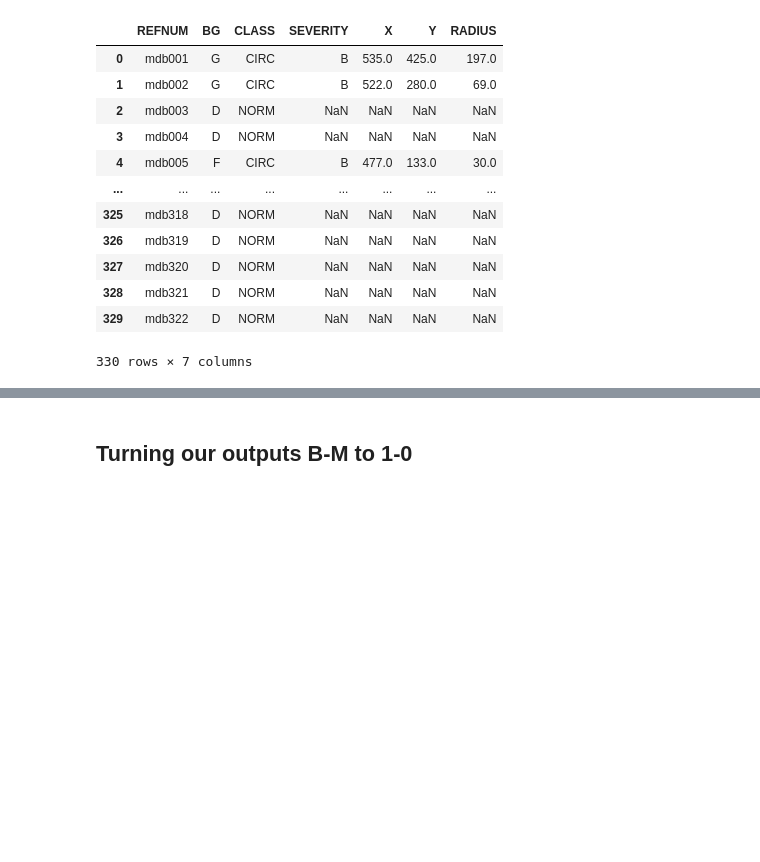
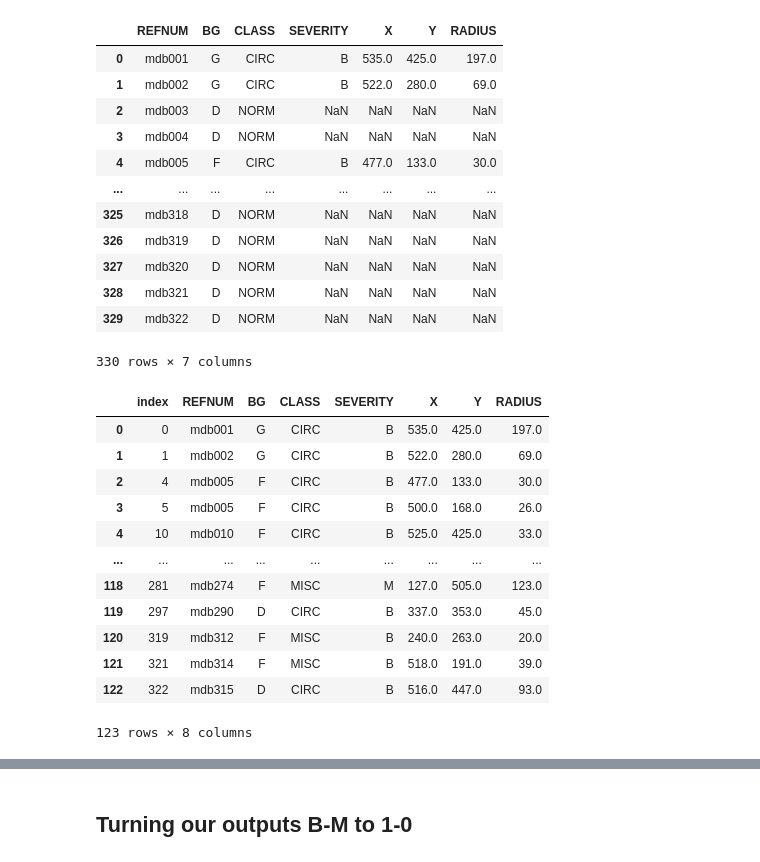
Before and after one commit to bahadiryzc/MIAS-mammography-object-detection, a Jupyter notebook: mias-mammography-cnn.ipynb, the cells around one changed output, grey strips where cells are left out. Saved outputs shown, nothing was run; the diff lists cells and outputs as text; code cells hidden in the pictures; blank space fills up the shorter version.

```diff
--- a/mias-mammography-cnn.ipynb
+++ b/mias-mammography-cnn.ipynb
@@ -89,3 +79,22 @@ info
 | 328 | mdb321 | D | NORM | NaN | NaN | NaN | NaN |
 | 329 | mdb322 | D | NORM | NaN | NaN | NaN | NaN |
 330 rows × 7 columns
+# %%
+info.dropna(subset = ["SEVERITY"], inplace=True)
+
+info.reset_index(inplace = True)
+info
+# %% [output]
+|  | index | REFNUM | BG | CLASS | SEVERITY | X | Y | RADIUS |
+| 0 | 0 | mdb001 | G | CIRC | B | 535.0 | 425.0 | 197.0 |
+| 1 | 1 | mdb002 | G | CIRC | B | 522.0 | 280.0 | 69.0 |
+| 2 | 4 | mdb005 | F | CIRC | B | 477.0 | 133.0 | 30.0 |
+| 3 | 5 | mdb005 | F | CIRC | B | 500.0 | 168.0 | 26.0 |
+| 4 | 10 | mdb010 | F | CIRC | B | 525.0 | 425.0 | 33.0 |
+| ... | ... | ... | ... | ... | ... | ... | ... | ... |
+| 118 | 281 | mdb274 | F | MISC | M | 127.0 | 505.0 | 123.0 |
+| 119 | 297 | mdb290 | D | CIRC | B | 337.0 | 353.0 | 45.0 |
+| 120 | 319 | mdb312 | F | MISC | B | 240.0 | 263.0 | 20.0 |
+| 121 | 321 | mdb314 | F | MISC | B | 518.0 | 191.0 | 39.0 |
+| 122 | 322 | mdb315 | D | CIRC | B | 516.0 | 447.0 | 93.0 |
+123 rows × 8 columns
```
Also changed, not shown: parts of 25 cells of this notebook.
